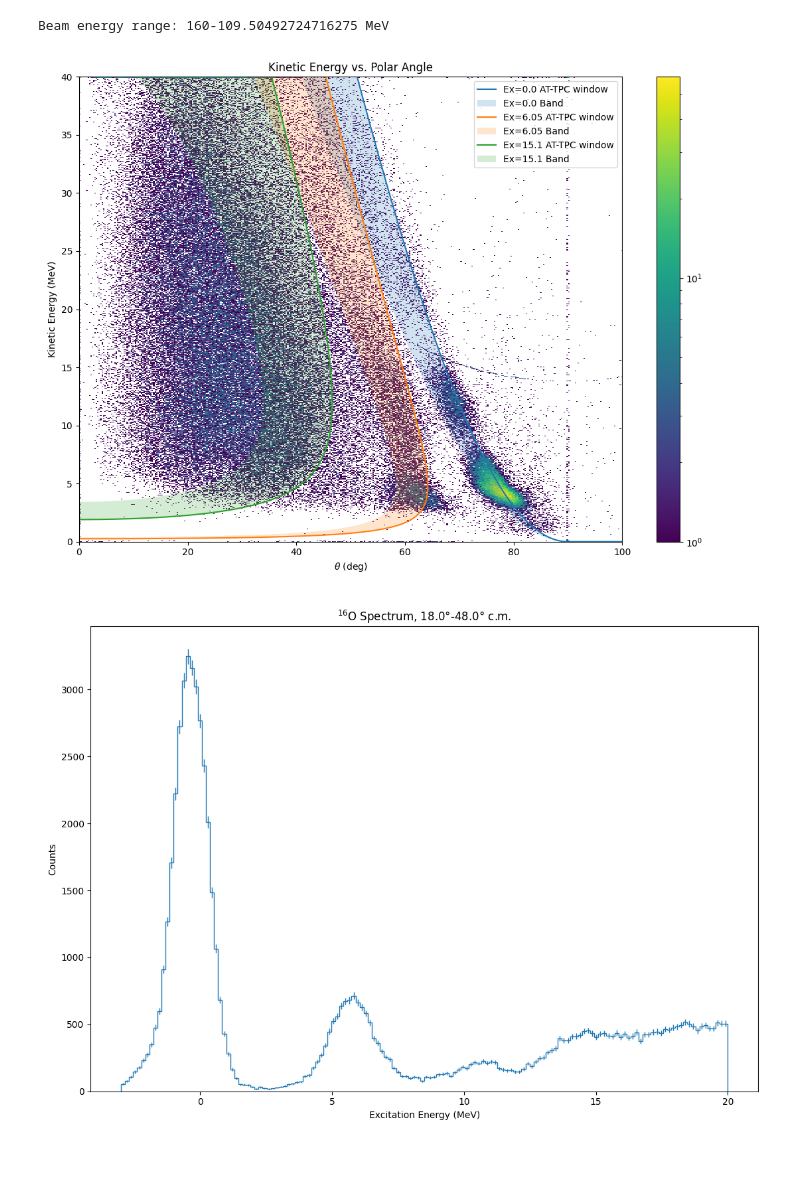
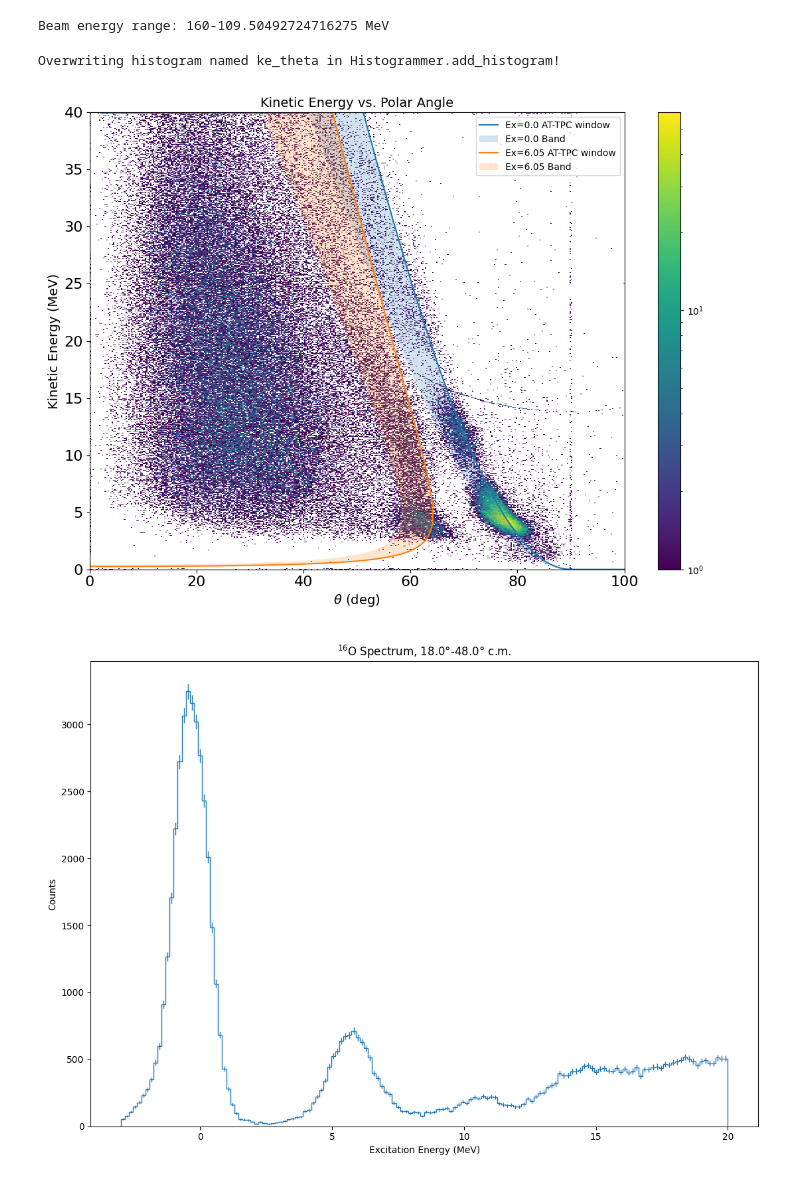
Before and after one commit to singhp99/e20020_analysis, a Jupyter notebook: notebooks/excitation_analysis.ipynb, the cells around one changed output. Cells and saved outputs as stored; diff of their text form; code cells hidden in the pictures.

```diff
--- a/notebooks/excitation_analysis.ipynb
+++ b/notebooks/excitation_analysis.ipynb
@@ -204,7 +204,7 @@ fig.tight_layout()
 # Calculate kinematics for residual particle in given states
 proj_energy_stop = proj_energy_start - target_material.get_energy_loss(projectile, proj_energy_start, np.array([1.0]))[0] # Energy at far end of detector
 print(f"Beam energy range: {proj_energy_start}-{proj_energy_stop} MeV")
-residual_excitations = np.array([0.0,6.05,15.1])
+residual_excitations = np.array([0.0,6.05])
 
 # Do the calculation in the center of mass
 cm_angle_range = np.linspace(0., np.pi, 1000)
@@ -260,28 +260,30 @@ Beam energy range: 160-109.50492724716275 MeV
 # %%
 # Plot kinematics from data and compare with theoretical kinematics
 grammer.add_hist2d('ke_theta', (700, 900), ((0.0, 180.0), (0.0, 40.0)))
 grammer.fill_hist2d('ke_theta', np.rad2deg(results["polar"]), results["kinetic_energy"])
 ke_theta = grammer.get_hist2d("ke_theta")
 
 fig, ax = plt.subplots(1,1)
 mesh = ax.pcolormesh(ke_theta.x_bins, ke_theta.y_bins, ke_theta.counts, norm="log")
-ax.set_title("Kinetic Energy vs. Polar Angle")
-ax.set_xlabel(r"$\theta$ (deg)")
-ax.set_ylabel("Kinetic Energy (MeV)")
+ax.set_title("Kinetic Energy vs. Polar Angle",fontsize=14)
+ax.set_xlabel(r"$\theta$ (deg)",fontsize=14)
+ax.set_ylabel("Kinetic Energy (MeV)",fontsize=14)
 fig.colorbar(mesh, ax=ax)
 for idx, ex in enumerate(residual_excitations):
     ax.plot(np.rad2deg(eject_kinematics[idx, :len(cm_angle_range), 0]), eject_kinematics[idx, :len(cm_angle_range), 1], label=f"Ex={ex:02} AT-TPC window")
     # Fill idea thanks to D. Ramirez
     ax.fill(np.rad2deg(eject_kinematics[idx, :, 0]), eject_kinematics[idx, :, 1], label=f"Ex={ex:02} Band", alpha=0.2)
 ax.legend()
 fig.set_figheight(8.0)
 fig.set_figwidth(11.0)
+ax.tick_params(axis='both', labelsize=16)
 # plt.suptitle(f"Lab Energy = {proj_energy_start}")
 plt.xlim(0,100)
 plt.ylim(0,40)
 fig.tight_layout()
 # %% [output]
+Overwriting histogram named ke_theta in Histogrammer.add_histogram!
-[figure, old version]
+[figure, new version]
 # %%
 # Plot excitation energy spectrum
 
```
Also changed, not shown: 2 other files.
